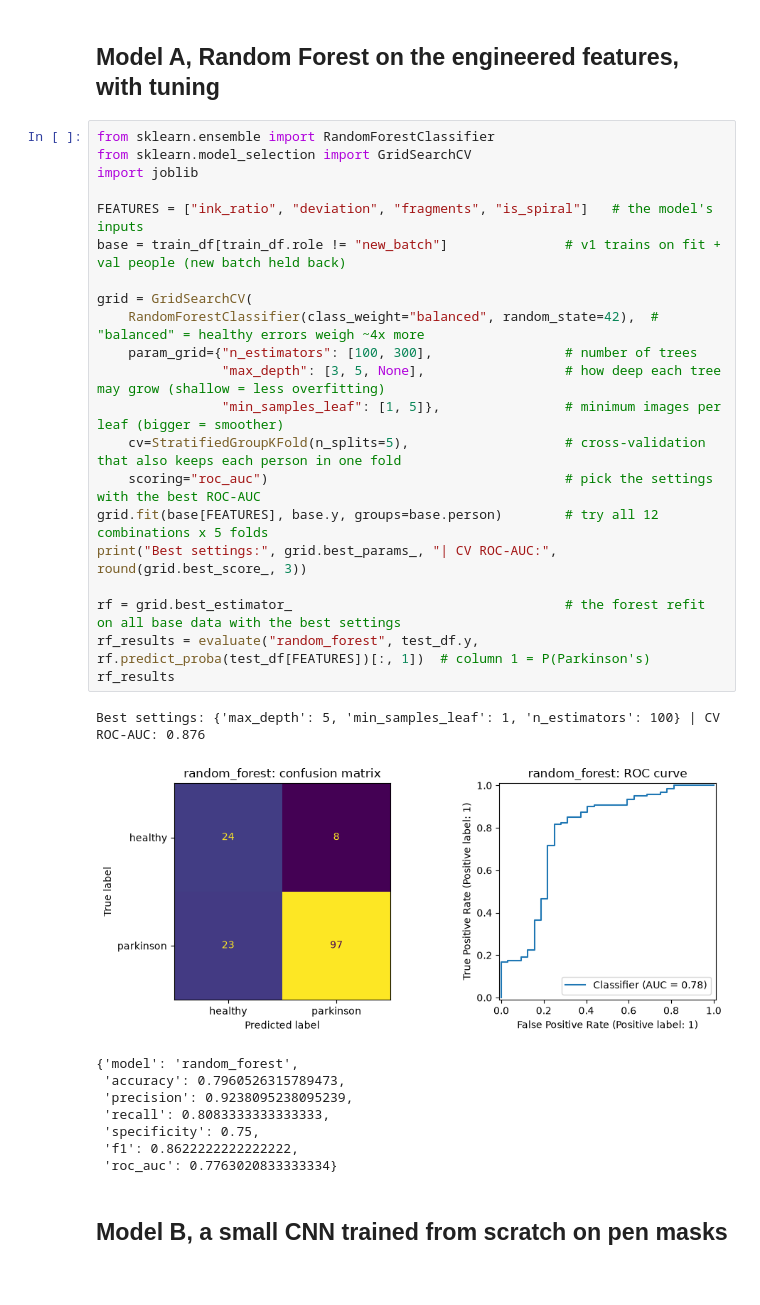
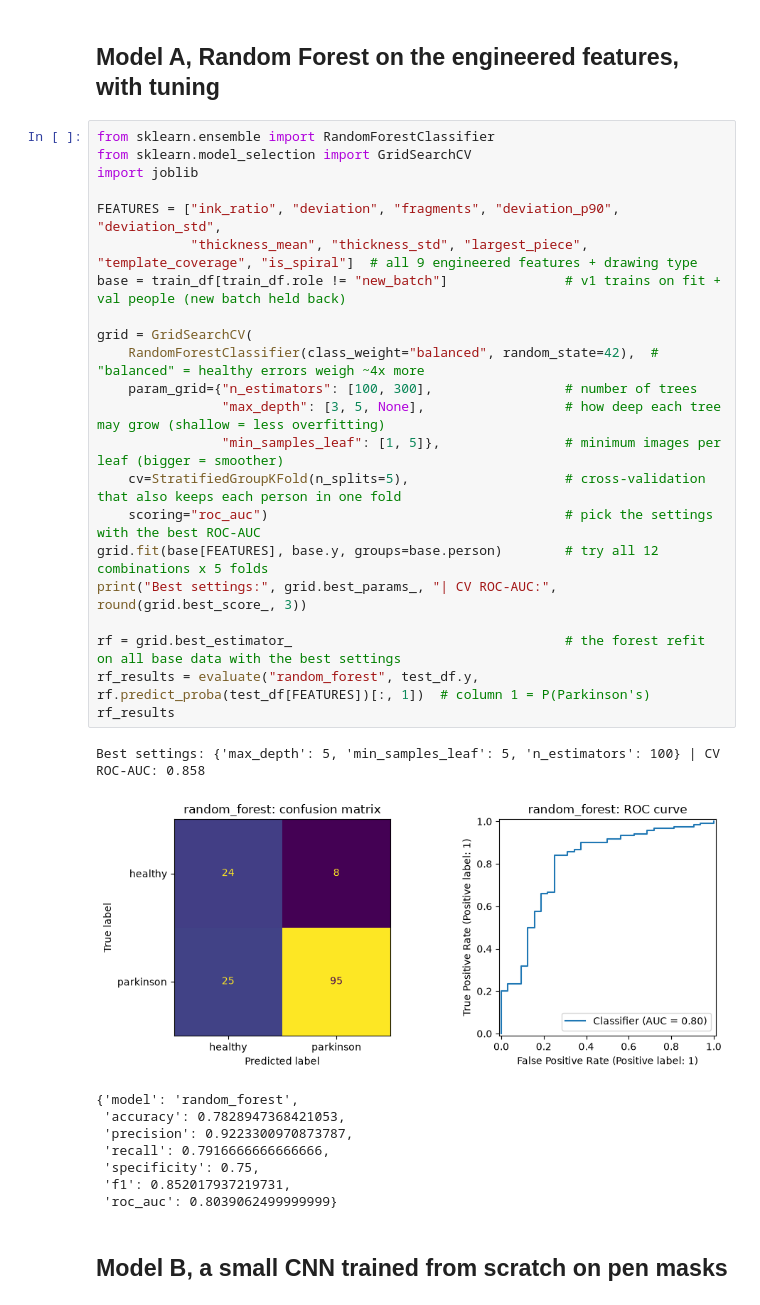
Before and after one commit to ambabazi/ml-pipeline-summative, a Jupyter notebook: notebook/neurotrace.ipynb, the cells around one changed output. Drawn from its saved outputs; the diff is of its cells as text.

```diff
--- a/notebook/neurotrace.ipynb
+++ b/notebook/neurotrace.ipynb
@@ -169,34 +179,35 @@ def evaluate(name, y_true, y_prob, threshold=0.5):
 # %%
 from sklearn.ensemble import RandomForestClassifier
 from sklearn.model_selection import GridSearchCV
 import joblib
 
-FEATURES = ["ink_ratio", "deviation", "fragments", "is_spiral"]   # the model's inputs
+FEATURES = ["ink_ratio", "deviation", "fragments", "deviation_p90", "deviation_std",
+            "thickness_mean", "thickness_std", "largest_piece", "template_coverage", "is_spiral"]  # all 9 engineered features + drawing type
 base = train_df[train_df.role != "new_batch"]               # v1 trains on fit + val people (new batch held back)
 
 grid = GridSearchCV(
     RandomForestClassifier(class_weight="balanced", random_state=42),  # "balanced" = healthy errors weigh ~4x more
     param_grid={"n_estimators": [100, 300],                 # number of trees
                 "max_depth": [3, 5, None],                  # how deep each tree may grow (shallow = less overfitting)
                 "min_samples_leaf": [1, 5]},                # minimum images per leaf (bigger = smoother)
     cv=StratifiedGroupKFold(n_splits=5),                    # cross-validation that also keeps each person in one fold
     scoring="roc_auc")                                      # pick the settings with the best ROC-AUC
 grid.fit(base[FEATURES], base.y, groups=base.person)        # try all 12 combinations x 5 folds
 print("Best settings:", grid.best_params_, "| CV ROC-AUC:", round(grid.best_score_, 3))
 
 rf = grid.best_estimator_                                   # the forest refit on all base data with the best settings
 rf_results = evaluate("random_forest", test_df.y, rf.predict_proba(test_df[FEATURES])[:, 1])  # column 1 = P(Parkinson's)
 rf_results
 # %% [output]
-Best settings: {'max_depth': 5, 'min_samples_leaf': 1, 'n_estimators': 100} | CV ROC-AUC: 0.876
+Best settings: {'max_depth': 5, 'min_samples_leaf': 5, 'n_estimators': 100} | CV ROC-AUC: 0.858
-[figure, old version]
+[figure, new version]
 {'model': 'random_forest',
- 'accuracy': 0.7960526315789473,
- 'precision': 0.9238095238095239,
- 'recall': 0.8083333333333333,
+ 'accuracy': 0.7828947368421053,
+ 'precision': 0.9223300970873787,
+ 'recall': 0.7916666666666666,
  'specificity': 0.75,
- 'f1': 0.8622222222222222,
- 'roc_auc': 0.7763020833333334}
+ 'f1': 0.852017937219731,
+ 'roc_auc': 0.8039062499999999}
 # %% [markdown]
 ## Model B, a small CNN trained from scratch on pen masks
 # %%
```
Also changed, not shown: parts of 7 cells of this notebook, 9 other files.
